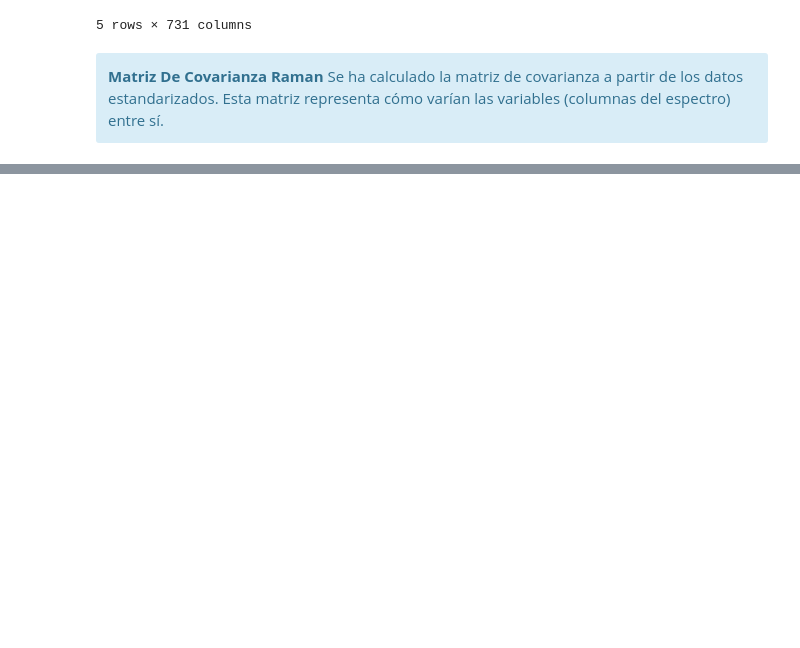
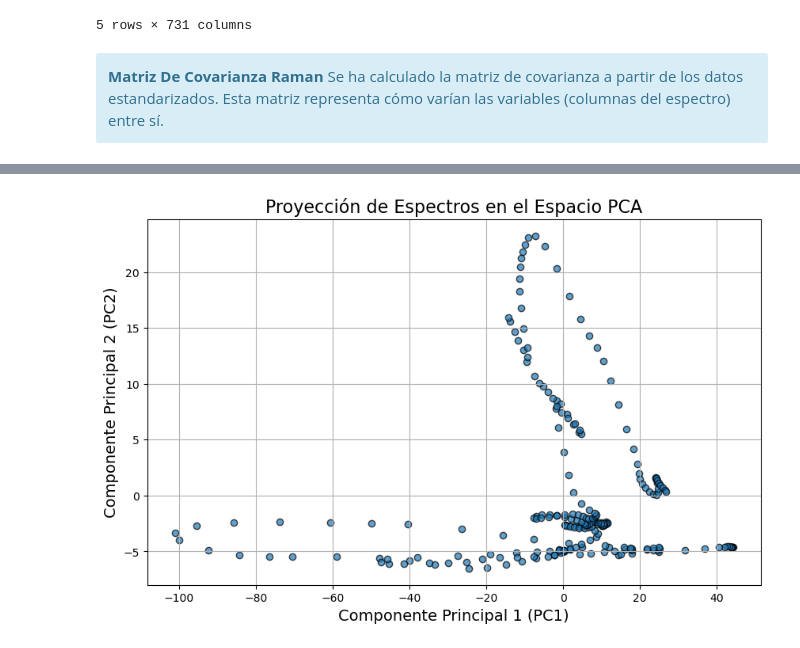
Before and after one commit to diegoseo/Proyecto-TFG, a Jupyter notebook: Ricardo/lectura-juan.ipynb, the cells around one changed output, grey strips where cells are left out. Cells and saved outputs as stored; diff of their text form; code cells hidden in the pictures; blank space fills up the shorter version.

```diff
--- a/Ricardo/lectura-juan.ipynb
+++ b/Ricardo/lectura-juan.ipynb
@@ -336,0 +357,12 @@ Esto nos dice cuánto contribuye cada componente principal a la variabilidad tot
+# %%
+# Proyección de los datos originales en los ejes definidos por los componentes principales
+transformed_data = np.dot(data_standardized_no_suffix, eigenvectors)
+
+# Convertir los datos transformados en un DataFrame para inspección
+transformed_data_df = pd.DataFrame(
+    transformed_data,
+    columns=[f"PC{i+1}" for i in range(transformed_data.shape[1])]
+)
+
+# Mostrar los primeros datos transformados
+transformed_data_df.head()
@@ -336,0 +391,20 @@ Esto nos dice cuánto contribuye cada componente principal a la variabilidad tot
+# %%
+# Calcular la varianza explicada por cada componente principal
+explained_variance = eigenvalues / np.sum(eigenvalues)
+
+# Calcular la varianza acumulada
+cumulative_variance = np.cumsum(explained_variance)
+
+pc1 = transformed_data[:, 0]
+pc2 = transformed_data[:, 1]
+
+# Crear un gráfico de dispersión utilizando PC1 y PC2
+plt.figure(figsize=(10, 6))
+plt.scatter(pc1, pc2, alpha=0.7, edgecolor='k')
+plt.xlabel("Componente Principal 1 (PC1)", fontsize=14)
+plt.ylabel("Componente Principal 2 (PC2)", fontsize=14)
+plt.title("Proyección de Espectros en el Espacio PCA", fontsize=16)
+plt.grid(True)
+plt.show()
+# %% [output]
+[figure, added]
```
Also changed, not shown: parts of 11 cells of this notebook, 2 other files.
